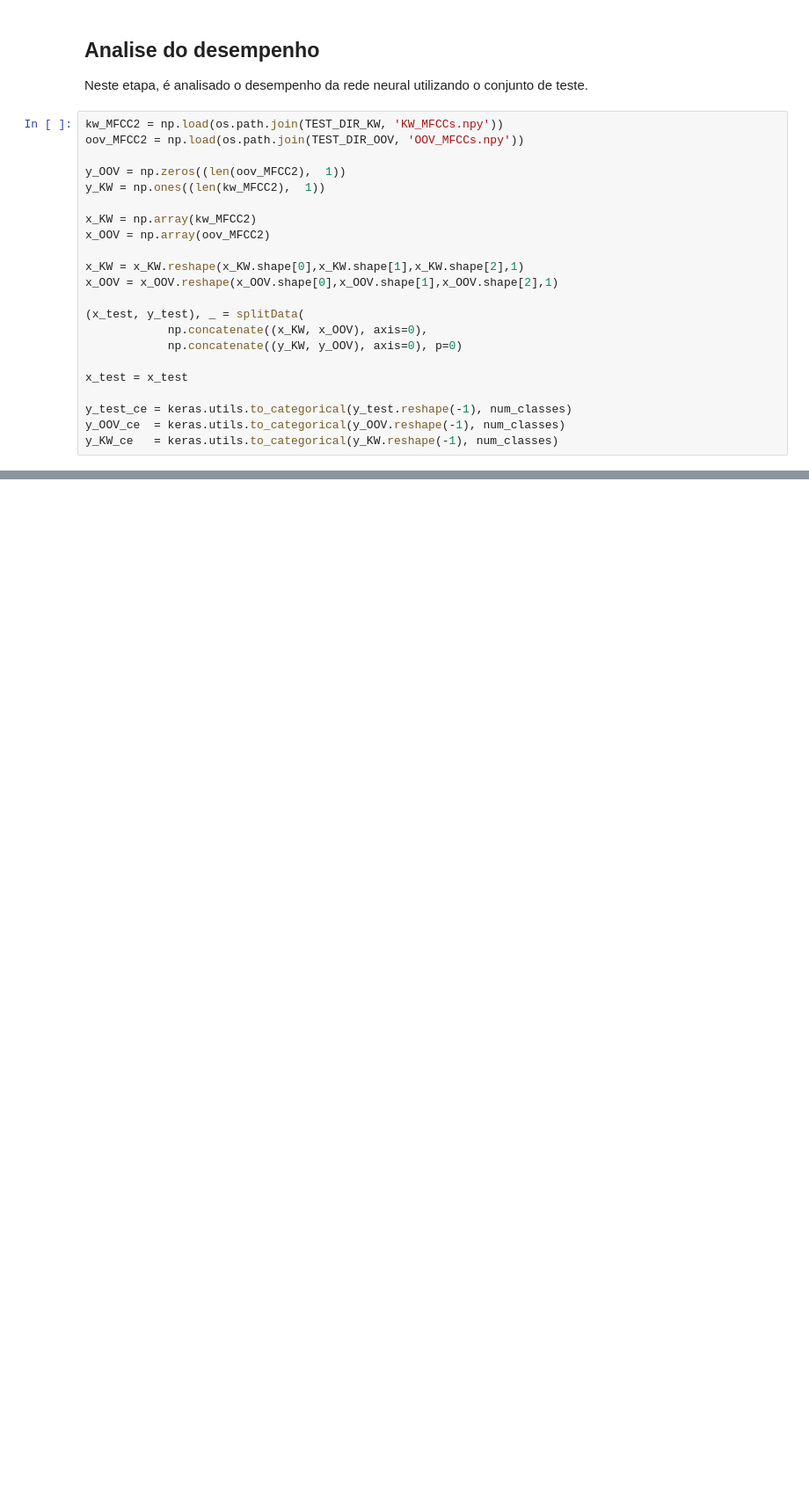
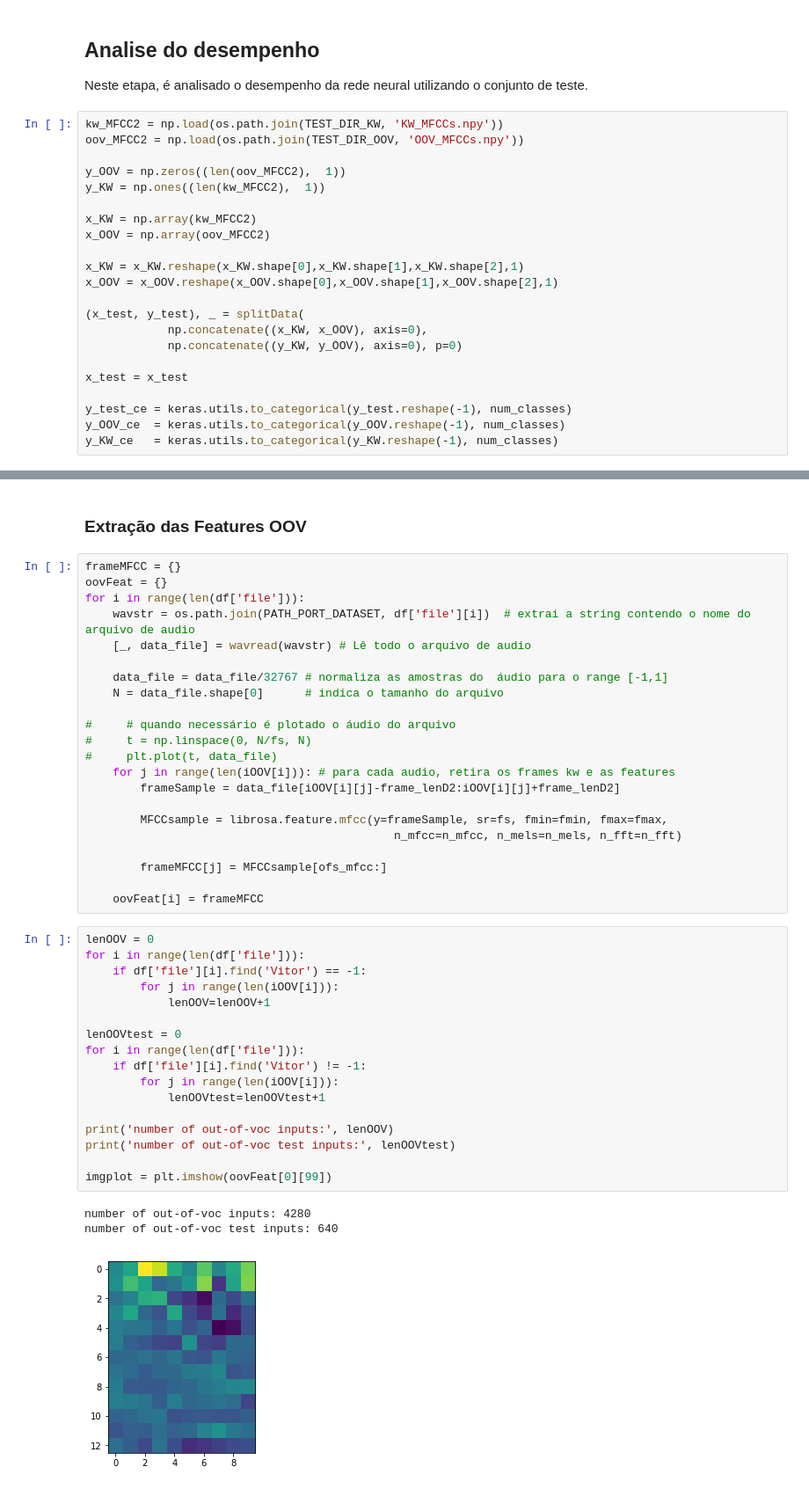
Before and after one commit to natanvotre/ExtractFeaturesMFCC, a Jupyter notebook: TIMIT/Untitled222.ipynb, the cells around one changed output, grey strips where cells are left out. Shown at 88% size. Cells and saved outputs as stored; diff of their text form; blank space fills up the shorter version.

```diff
--- a/TIMIT/Untitled222.ipynb
+++ b/TIMIT/Untitled222.ipynb
@@ -539,0 +837,45 @@ Score False of model with test OOV dataset: 81.30004710596349 %
+# %% [markdown]
+### Extração das Features OOV
+# %%
+frameMFCC = {}
+oovFeat = {}
+for i in range(len(df['file'])):
+    wavstr = os.path.join(PATH_PORT_DATASET, df['file'][i])  # extrai a string contendo o nome do arquivo de audio
+    [_, data_file] = wavread(wavstr) # Lê todo o arquivo de audio
+
+    data_file = data_file/32767 # normaliza as amostras do  áudio para o range [-1,1]
+    N = data_file.shape[0]      # indica o tamanho do arquivo
+
+#     # quando necessário é plotado o áudio do arquivo
+#     t = np.linspace(0, N/fs, N)
+#     plt.plot(t, data_file)
+    for j in range(len(iOOV[i])): # para cada audio, retira os frames kw e as features
+        frameSample = data_file[iOOV[i][j]-frame_lenD2:iOOV[i][j]+frame_lenD2]
+
+        MFCCsample = librosa.feature.mfcc(y=frameSample, sr=fs, fmin=fmin, fmax=fmax,
+                                             n_mfcc=n_mfcc, n_mels=n_mels, n_fft=n_fft)
+
+        frameMFCC[j] = MFCCsample[ofs_mfcc:]
+
+    oovFeat[i] = frameMFCC
+# %%
+lenOOV = 0
+for i in range(len(df['file'])):
+    if df['file'][i].find('Vitor') == -1:
+        for j in range(len(iOOV[i])):
+            lenOOV=lenOOV+1
+
+lenOOVtest = 0
+for i in range(len(df['file'])):
+    if df['file'][i].find('Vitor') != -1:
+        for j in range(len(iOOV[i])):
+            lenOOVtest=lenOOVtest+1
+
+print('number of out-of-voc inputs:', lenOOV)
+print('number of out-of-voc test inputs:', lenOOVtest)
+
+imgplot = plt.imshow(oovFeat[0][99])
+# %% [output]
+number of out-of-voc inputs: 4280
+number of out-of-voc test inputs: 640
+[figure, added]
```
Also changed, not shown: parts of 47 cells of this notebook.
